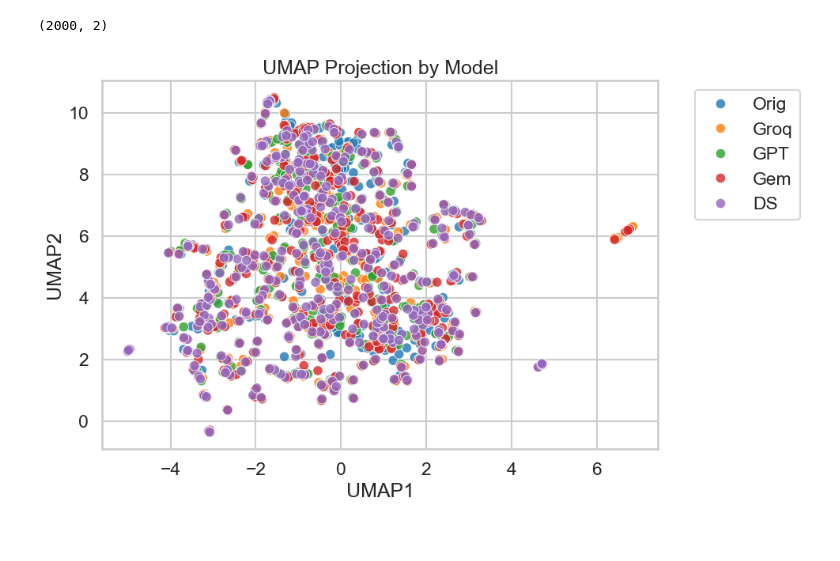
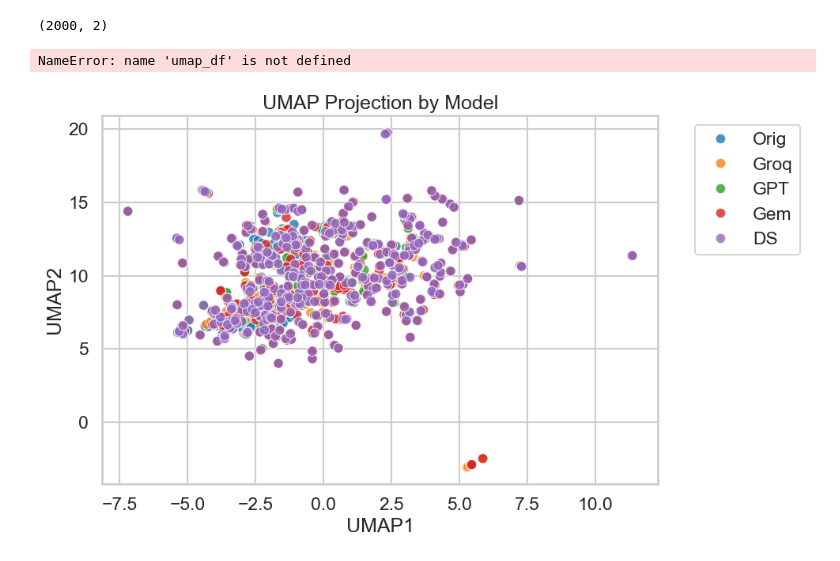
Before and after one commit to pinglainstitute/LLM-reviewtransformation, a Jupyter notebook: Notebooks/Twitter/semantic.ipynb, the cells around one changed output. Cells and saved outputs as stored; diff of their text form; code cells hidden in the pictures.

Commit message:
update visuals

```diff
--- a/Notebooks/Twitter/semantic.ipynb
+++ b/Notebooks/Twitter/semantic.ipynb
@@ -401,21 +423,33 @@ emb_df
 2000 rows × 768 columns
 # %%
 import umap.umap_ as umap
-reducer = umap.UMAP()
+
+reducer = umap.UMAP(
+    n_neighbors=10,       # size of local neighborhood (lower = more local structure)
+    min_dist=0.1,         # how tightly UMAP packs points together (lower = tighter clusters)
+    n_components=2,       # output dimension (2 for 2D plot)
+    metric='cosine',      # distance metric (try 'cosine' if embeddings are directional)
+    random_state=42       # for reproducibility
+)
+
 embedding = reducer.fit_transform(emb_array)
 embedding.shape
 # %% [output]
 (2000, 2)
+# %%
+umap_df
+# %% [output]
+NameError: name 'umap_df' is not defined
 # %%
 umap_df = pd.DataFrame(embedding, columns=['UMAP1', 'UMAP2'])
 umap_df['model'] = df_embs['model'].values  # or 'batch' if preferred
-
+umap_df['']
 # Step 2: Plot with Seaborn
 plt.figure(figsize=(10, 6))
 sns.scatterplot(data=umap_df, x='UMAP1', y='UMAP2', hue='model', palette='tab10', alpha=0.8)
 plt.title('UMAP Projection by Model')
 plt.legend(bbox_to_anchor=(1.05, 1), loc='upper left')
 plt.tight_layout()
 plt.show()
 # %% [output]
-[figure, old version]
+[figure, new version]
```
Also changed, not shown: parts of 4 cells of this notebook, 2 other files.
